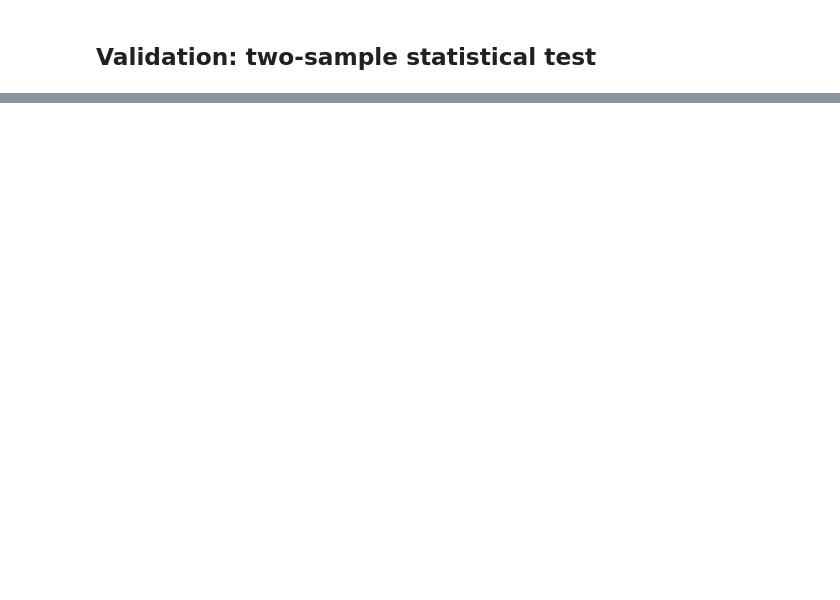
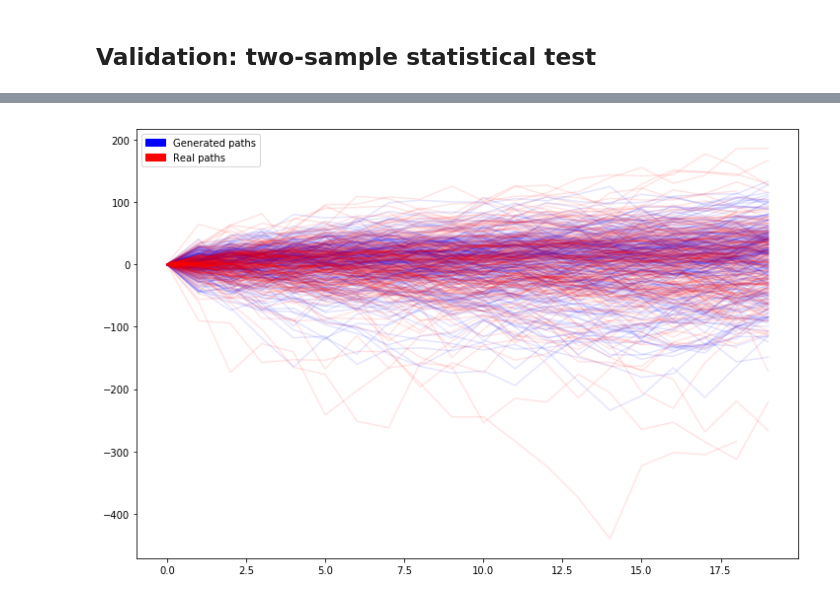
Before and after one commit to imanolperez/market_simulator, a Jupyter notebook: notebooks/market_generator.ipynb, the cells around one changed output, grey strips where cells are left out. Cells and saved outputs as stored; diff of their text form; code cells hidden in the pictures; blank space fills up the shorter version.

```diff
--- a/notebooks/market_generator.ipynb
+++ b/notebooks/market_generator.ipynb
@@ -74,0 +128,27 @@ Are the generated and real distributions DIFFERENT? True
+# %%
+paths = []
+for condition in MG.conditions:
+    logsig = MG.generate(condition)
+    recovered_path, loss = logsig_inversion.train(logsig, order, n_iterations, n_organisms, n_points,
+                                              pip, n_pips)
+
+    paths.append(recovered_path)
+# %%
+import matplotlib.patches as mpatches
+
+plt.figure(figsize=(12, 8))
+for path in paths:
+    plt.plot(path, "b", alpha=0.1)
+
+
+for path in MG.windows:
+    returns = path[::2, 1][:20] - path[0, 1]
+    plt.plot(returns, "r", alpha=0.1)
+
+blue_patch = mpatches.Patch(color='blue', label='Generated paths')
+red_patch = mpatches.Patch(color='red', label='Real paths')
+plt.legend(handles=[blue_patch, red_patch])
+
+plt.show()
+# %% [output]
+[figure, added]
```
Also changed, not shown: parts of 12 cells of this notebook, 4 other files.
